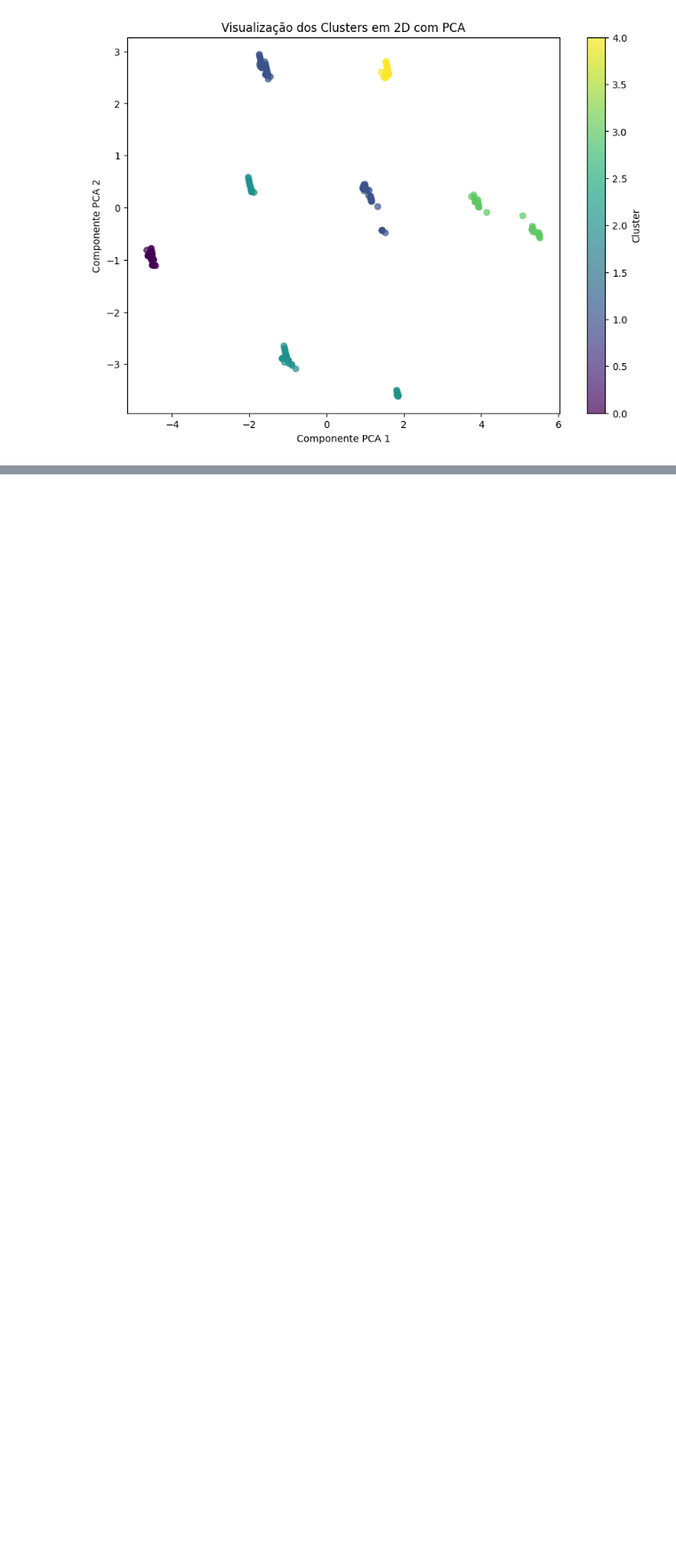
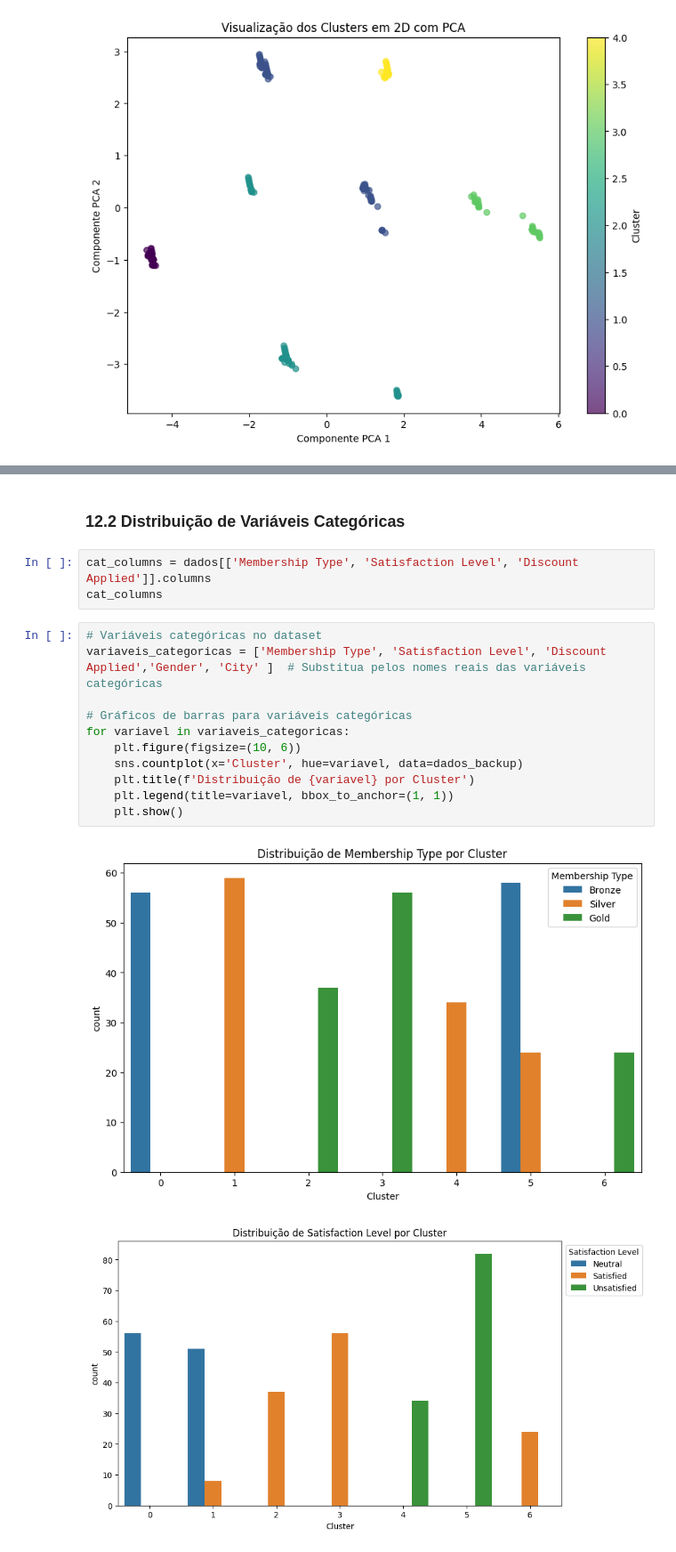
Before and after one commit to HammadN98/Segmentacao_de_Clientes_para_E-commerce, a Jupyter notebook: notebooks/E_commerce_behavior.ipynb, the cells around one changed output, grey strips where cells are left out. Shown at 89% size. Cells and saved outputs as stored; diff of their text form; blank space fills up the shorter version.

```diff
--- a/notebooks/E_commerce_behavior.ipynb
+++ b/notebooks/E_commerce_behavior.ipynb
@@ -599,0 +706,19 @@ plt.show()
+# %% [markdown]
+### 12.2 Distribuição de Variáveis Categóricas
+# %%
+cat_columns = dados[['Membership Type', 'Satisfaction Level', 'Discount Applied']].columns
+cat_columns
+# %%
+# Variáveis categóricas no dataset
+variaveis_categoricas = ['Membership Type', 'Satisfaction Level', 'Discount Applied','Gender', 'City' ]  # Substitua pelos nomes reais das variáveis categóricas
+
+# Gráficos de barras para variáveis categóricas
+for variavel in variaveis_categoricas:
+    plt.figure(figsize=(10, 6))
+    sns.countplot(x='Cluster', hue=variavel, data=dados_backup)
+    plt.title(f'Distribuição de {variavel} por Cluster')
+    plt.legend(title=variavel, bbox_to_anchor=(1, 1))
+    plt.show()
+# %% [output]
+[figure, added]
+[figure, added]
```
Also changed, not shown: parts of 17 cells of this notebook.
